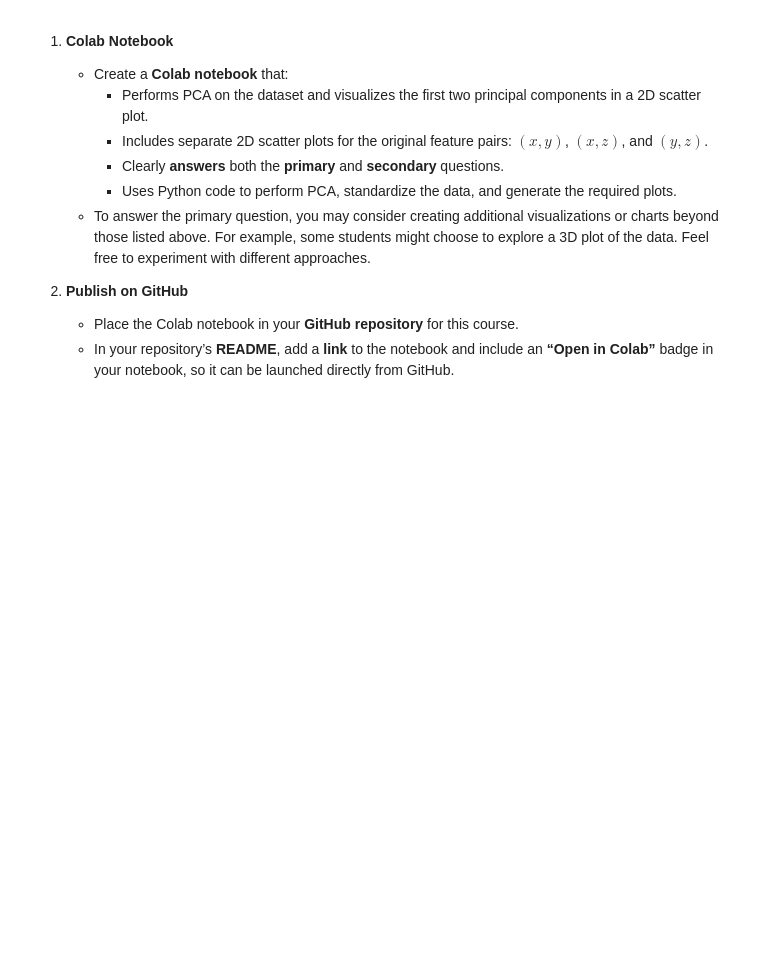
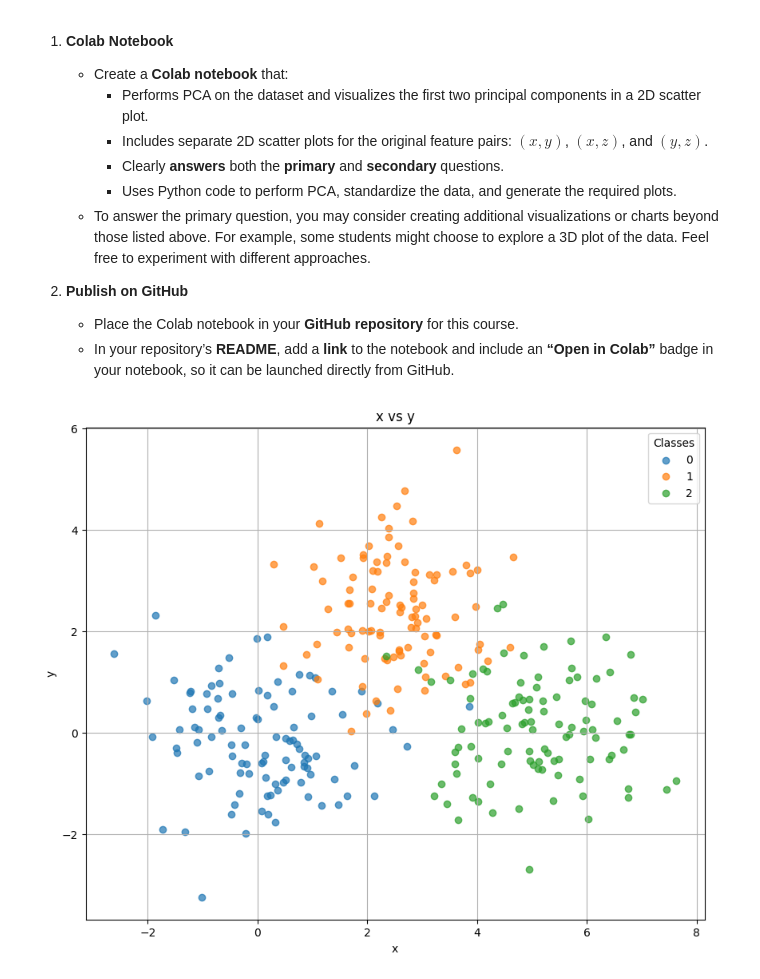
Before and after one commit to kussy29/machine_learning, a Jupyter notebook: lab01_pca.ipynb, the cells around one changed output. Drawn from its saved outputs; the diff is of its cells as text; code cells hidden in the pictures; blank space fills up the shorter version.

```diff
--- a/lab01_pca.ipynb
+++ b/lab01_pca.ipynb
@@ -747,0 +755,23 @@ Remember: before applying PCA, **standardize** the data so that each feature has
+# %%
+#import data
+df=pd.DataFrame(pd.read_csv("https://raw.githubusercontent.com/SzymonNowakowski/Machine-Learning-2024/master/PCA_three_clusters_data.csv"))
+
+X=df.drop('class',axis=1).values
+y=df['class'].values
+# %%
+plt.figure(figsize=(10, 8))
+classes = np.unique(y)
+
+for class_label in classes:
+    subset = df[df['class'] == class_label]
+    plt.scatter(subset['x'], subset['y'], label=class_label, alpha=0.7)
+
+
+plt.xlabel("x")
+plt.ylabel("y")
+plt.title("x vs y")
+plt.legend(title="Classes")
+plt.grid(True)
+plt.show()
+# %% [output]
+[figure, added]
```
Also changed, not shown: parts of 11 cells of this notebook.
